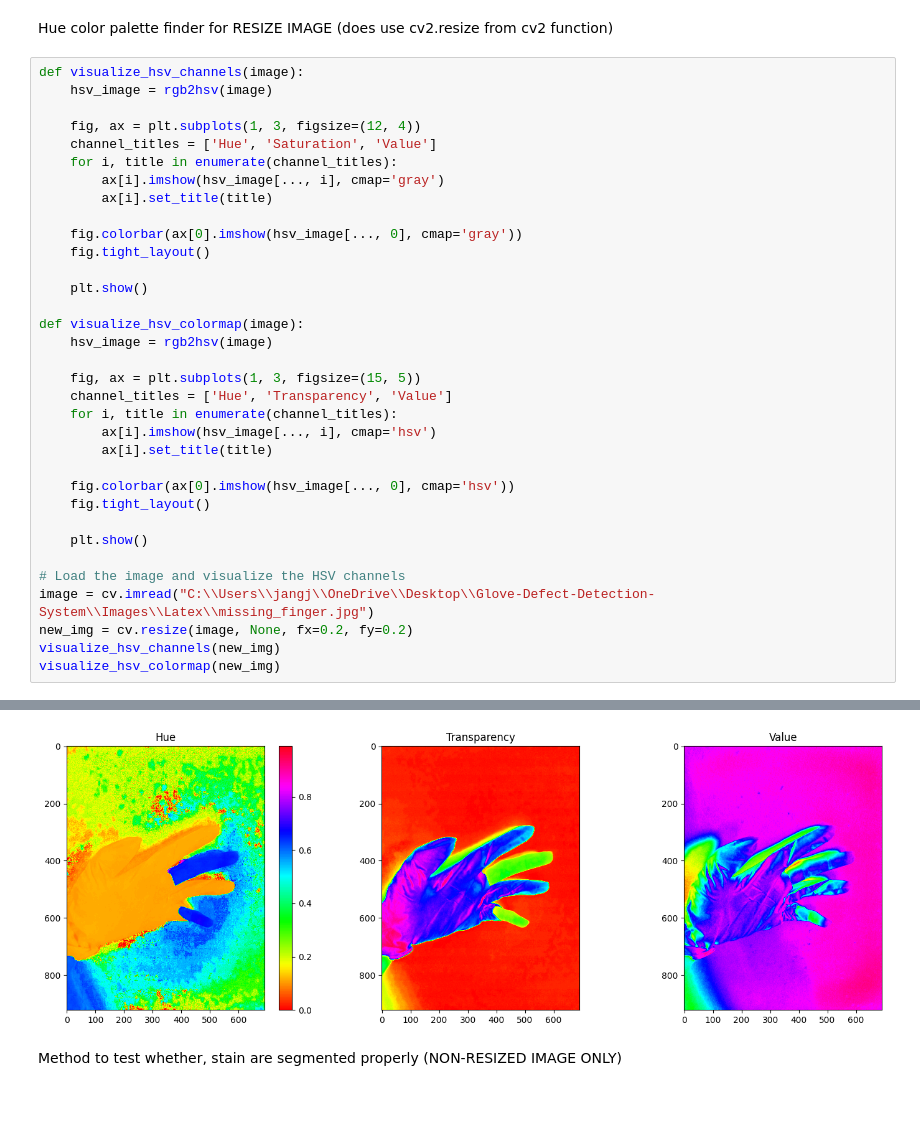
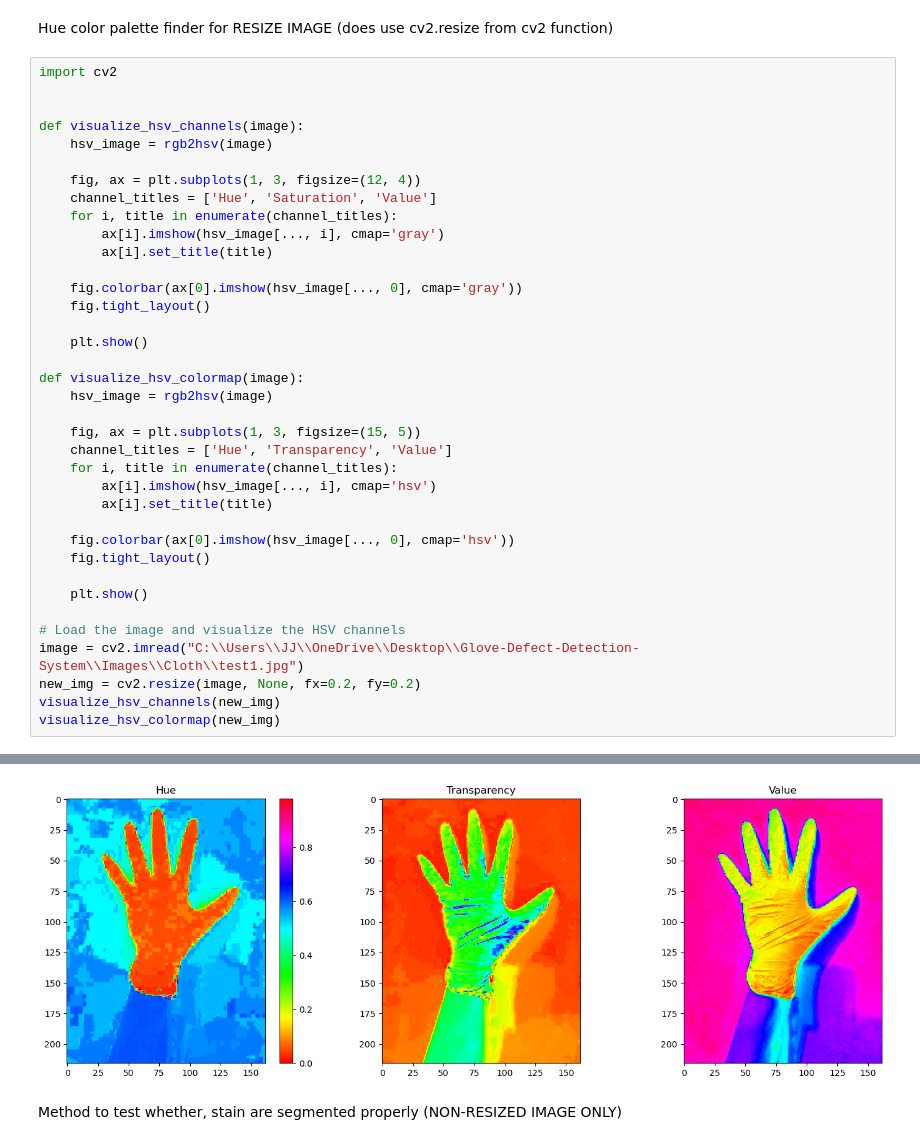
Before and after one commit to JJLee2910/Glove-Defect-Detection-System, a Jupyter notebook: tools/color_range_detector.ipynb, the cells around one changed output, grey strips where cells are left out. Saved outputs shown, nothing was run; the diff lists cells and outputs as text; blank space fills up the shorter version.

```diff
--- a/tools/color_range_detector.ipynb
+++ b/tools/color_range_detector.ipynb
@@ -48,6 +48,9 @@ visualize_hsv_colormap(img)
 # %% [markdown]
 Hue color palette finder for RESIZE IMAGE (does use cv2.resize from cv2 function)
 # %%
+import cv2
+
+
 def visualize_hsv_channels(image):
     hsv_image = rgb2hsv(image)
 
@@ -77,8 +80,8 @@ def visualize_hsv_colormap(image):
     plt.show()
 
 # Load the image and visualize the HSV channels
-image = cv.imread("C:\\Users\\jangj\\OneDrive\\Desktop\\Glove-Defect-Detection-System\\Images\\Latex\\missing_finger.jpg")
-new_img = cv.resize(image, None, fx=0.2, fy=0.2)
+image = cv2.imread("C:\\Users\\JJ\\OneDrive\\Desktop\\Glove-Defect-Detection-System\\Images\\Cloth\\test1.jpg")
+new_img = cv2.resize(image, None, fx=0.2, fy=0.2)
 visualize_hsv_channels(new_img)
 visualize_hsv_colormap(new_img)
 # %% [output]
@@ -86,4 +89,4 @@ visualize_hsv_colormap(new_img)
-[figure, old version]
+[figure, new version]
 # %% [markdown]
 Method to test whether, stain are segmented properly (NON-RESIZED IMAGE ONLY)
 # %%
```
Also changed, not shown: parts of 4 cells of this notebook, 1 other file.
